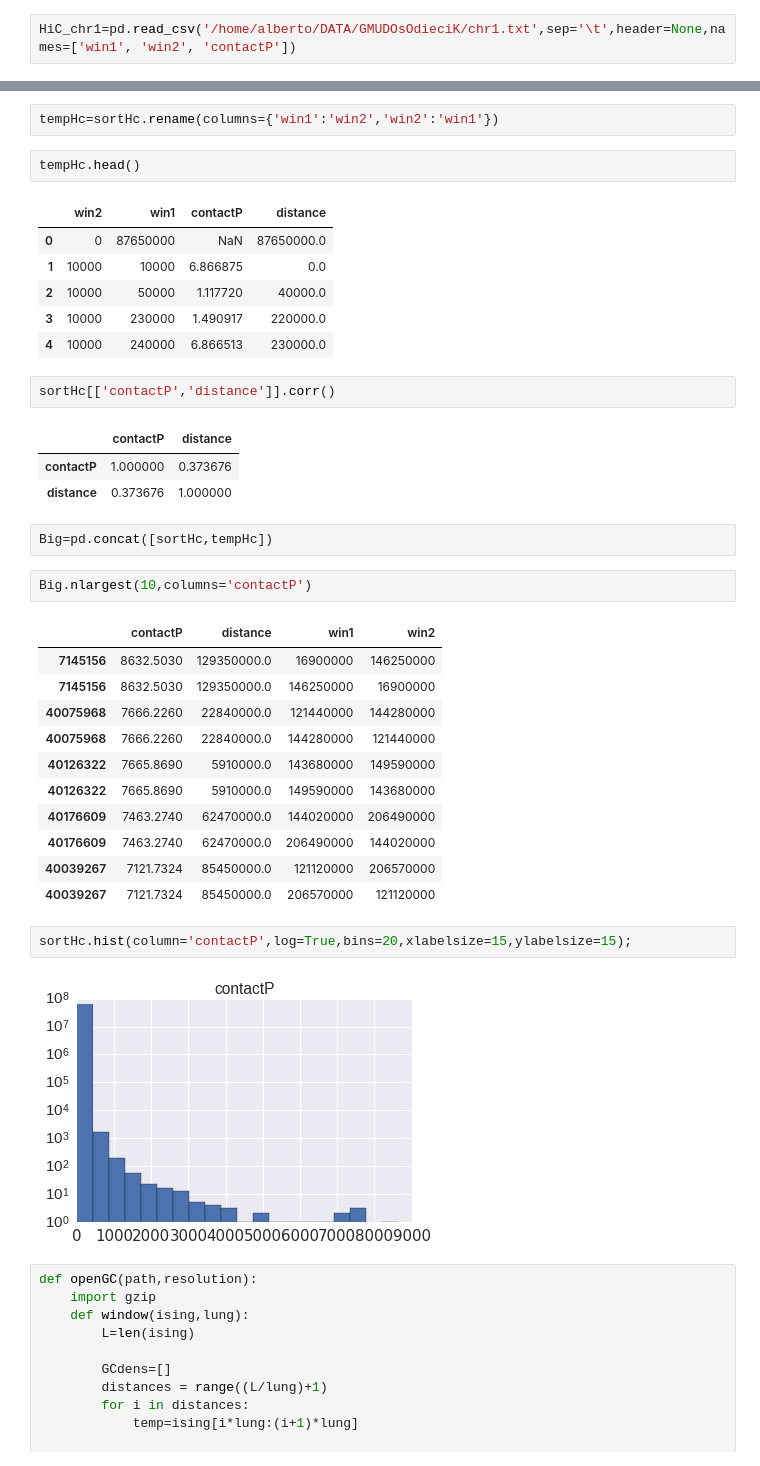
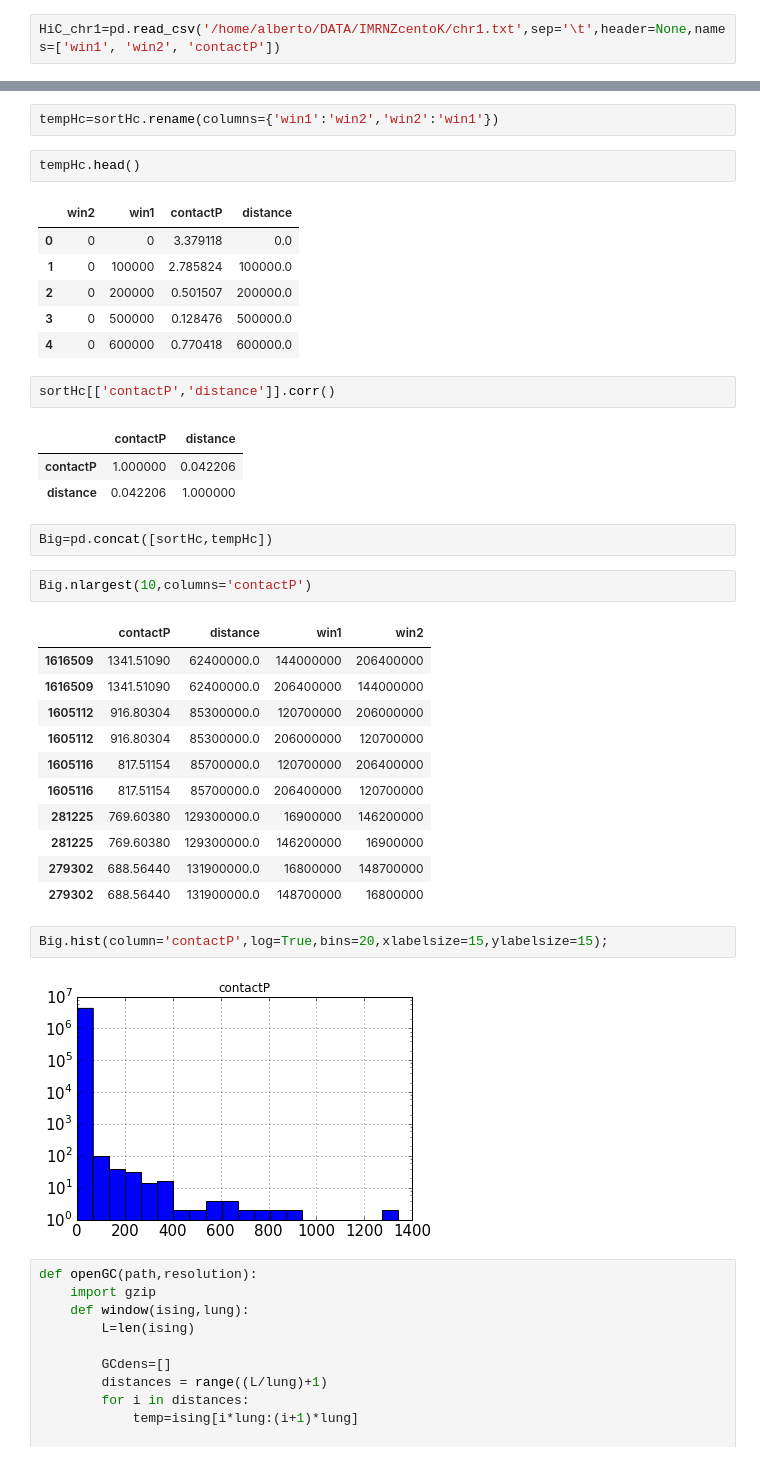
Before and after one commit to acolliva/Hi-C, a Jupyter notebook: Pandas Hi-c?.ipynb, the cells around one changed output, grey strips where cells are left out. Cells and saved outputs as stored; diff of their text form.

```diff
--- a/Pandas Hi-c?.ipynb
+++ b/Pandas Hi-c?.ipynb
@@ -2,7 +2,7 @@
 import pandas as pd
 %matplotlib inline
 # %%
-HiC_chr1=pd.read_csv('/home/alberto/DATA/GMUDOsOdieciK/chr1.txt',sep='\t',header=None,names=['win1', 'win2', 'contactP'])
+HiC_chr1=pd.read_csv('/home/alberto/DATA/IMRNZcentoK/chr1.txt',sep='\t',header=None,names=['win1', 'win2', 'contactP'])
 # %%
 HiC_chr1.info()
 # %% [output]
@@ -59,37 +59,37 @@ tempHc=sortHc.rename(columns={'win1':'win2','win2':'win1'})
 tempHc.head()
 # %% [output]
 |  | win2 | win1 | contactP | distance |
-| 0 | 0 | 87650000 | NaN | 87650000.0 |
-| 1 | 10000 | 10000 | 6.866875 | 0.0 |
-| 2 | 10000 | 50000 | 1.117720 | 40000.0 |
-| 3 | 10000 | 230000 | 1.490917 | 220000.0 |
-| 4 | 10000 | 240000 | 6.866513 | 230000.0 |
+| 0 | 0 | 0 | 3.379118 | 0.0 |
+| 1 | 0 | 100000 | 2.785824 | 100000.0 |
+| 2 | 0 | 200000 | 0.501507 | 200000.0 |
+| 3 | 0 | 500000 | 0.128476 | 500000.0 |
+| 4 | 0 | 600000 | 0.770418 | 600000.0 |
 # %%
 sortHc[['contactP','distance']].corr()
 # %% [output]
 |  | contactP | distance |
-| contactP | 1.000000 | 0.373676 |
-| distance | 0.373676 | 1.000000 |
+| contactP | 1.000000 | 0.042206 |
+| distance | 0.042206 | 1.000000 |
 # %%
 Big=pd.concat([sortHc,tempHc])
 # %%
 Big.nlargest(10,columns='contactP')
 # %% [output]
 |  | contactP | distance | win1 | win2 |
-| 7145156 | 8632.5030 | 129350000.0 | 16900000 | 146250000 |
-| 7145156 | 8632.5030 | 129350000.0 | 146250000 | 16900000 |
-| 40075968 | 7666.2260 | 22840000.0 | 121440000 | 144280000 |
-| 40075968 | 7666.2260 | 22840000.0 | 144280000 | 121440000 |
-| 40126322 | 7665.8690 | 5910000.0 | 143680000 | 149590000 |
-| 40126322 | 7665.8690 | 5910000.0 | 149590000 | 143680000 |
-| 40176609 | 7463.2740 | 62470000.0 | 144020000 | 206490000 |
-| 40176609 | 7463.2740 | 62470000.0 | 206490000 | 144020000 |
-| 40039267 | 7121.7324 | 85450000.0 | 121120000 | 206570000 |
-| 40039267 | 7121.7324 | 85450000.0 | 206570000 | 121120000 |
+| 1616509 | 1341.51090 | 62400000.0 | 144000000 | 206400000 |
+| 1616509 | 1341.51090 | 62400000.0 | 206400000 | 144000000 |
+| 1605112 | 916.80304 | 85300000.0 | 120700000 | 206000000 |
+| 1605112 | 916.80304 | 85300000.0 | 206000000 | 120700000 |
+| 1605116 | 817.51154 | 85700000.0 | 120700000 | 206400000 |
+| 1605116 | 817.51154 | 85700000.0 | 206400000 | 120700000 |
+| 281225 | 769.60380 | 129300000.0 | 16900000 | 146200000 |
+| 281225 | 769.60380 | 129300000.0 | 146200000 | 16900000 |
+| 279302 | 688.56440 | 131900000.0 | 16800000 | 148700000 |
+| 279302 | 688.56440 | 131900000.0 | 148700000 | 16800000 |
 # %%
-sortHc.hist(column='contactP',log=True,bins=20,xlabelsize=15,ylabelsize=15);
+Big.hist(column='contactP',log=True,bins=20,xlabelsize=15,ylabelsize=15);
 # %% [output]
-[figure, old version]
+[figure, new version]
 # %%
 def openGC(path,resolution):
     import gzip
```
Also changed, not shown: parts of 54 cells of this notebook.
